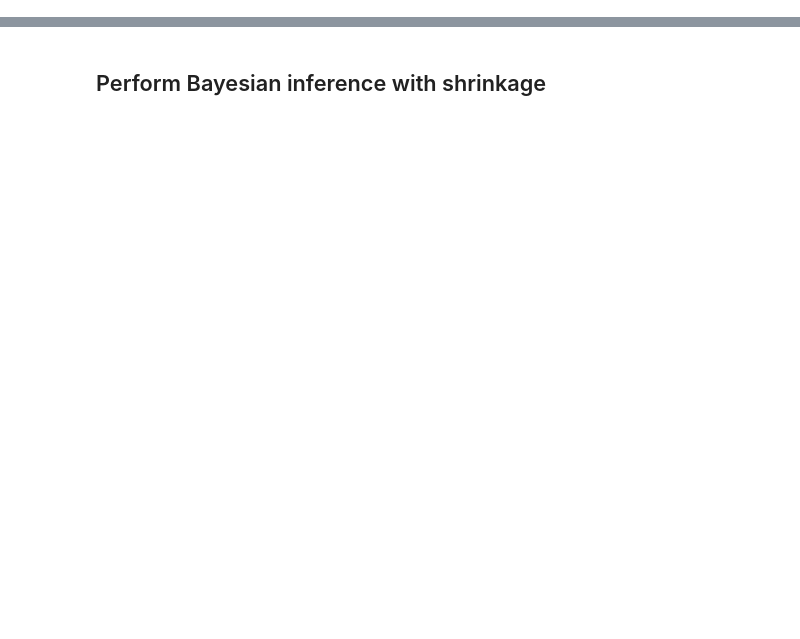
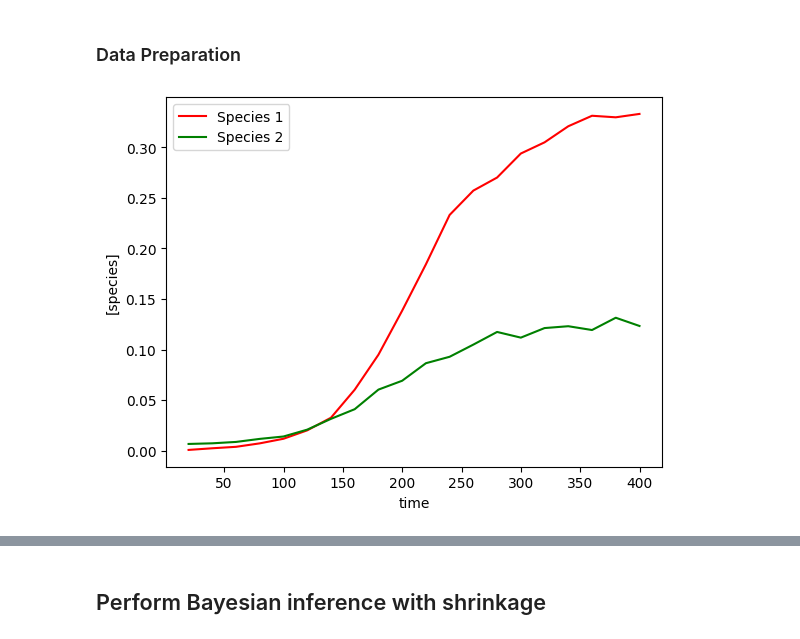
Before and after one commit to ucl-cssb/MIMIC, a Jupyter notebook: docs/source/notebooks/gLV/examples-Rutter-Dekker.ipynb, the cells around one changed output, grey strips where cells are left out. Drawn from its saved outputs; the diff is of its cells as text; code cells hidden in the pictures; blank space fills up the shorter version.

```diff
--- a/docs/source/notebooks/gLV/examples-Rutter-Dekker.ipynb
+++ b/docs/source/notebooks/gLV/examples-Rutter-Dekker.ipynb
@@ -70,0 +32,25 @@ X, F = linearize_time_course_16S(yobs, times)
+# %% [markdown]
+### Data Preparation
+# %%
+# read in the data
+num_species = 2
+data = pd.read_csv("PM3-EntA-coculture.csv")
+data = data[(0 < data['time']) & (data['time'] <= 400)]  # Take only the first 400 minutes, excluding the first
+times = data.iloc[:, 0].values
+
+# Plot mean growth curves of each species
+species_means = pd.DataFrame({
+    "time": data.iloc[:,0],
+    "X1_mean": data.iloc[:,[1,3,5,6]].mean(axis=1),
+    "X2_mean": data.iloc[:,[2,4,6,8]].mean(axis=1)
+})
+
+yobs = species_means.iloc[:,1:].to_numpy()
+
+
+# Plot growth curves
+plot_gLV(yobs, times)
+
+X, F = linearize_time_course_16S(yobs, times)
+# %% [output]
+[figure, added]
```
Also changed, not shown: parts of 16 cells of this notebook, 4 other files.
